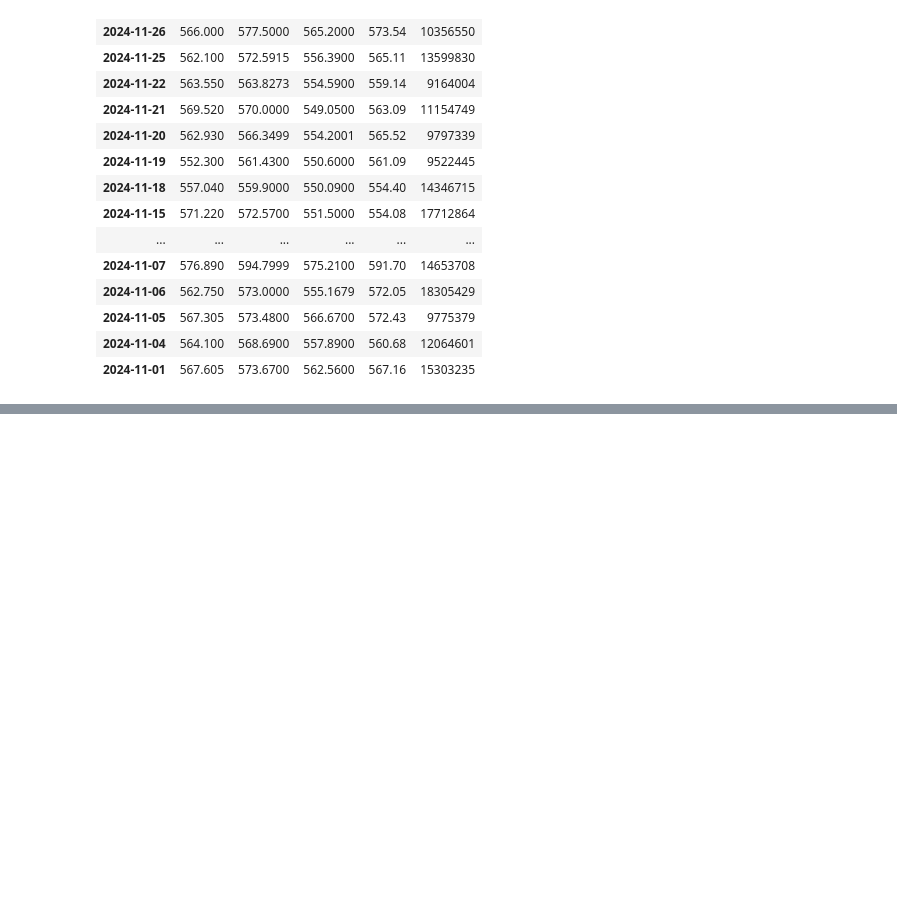
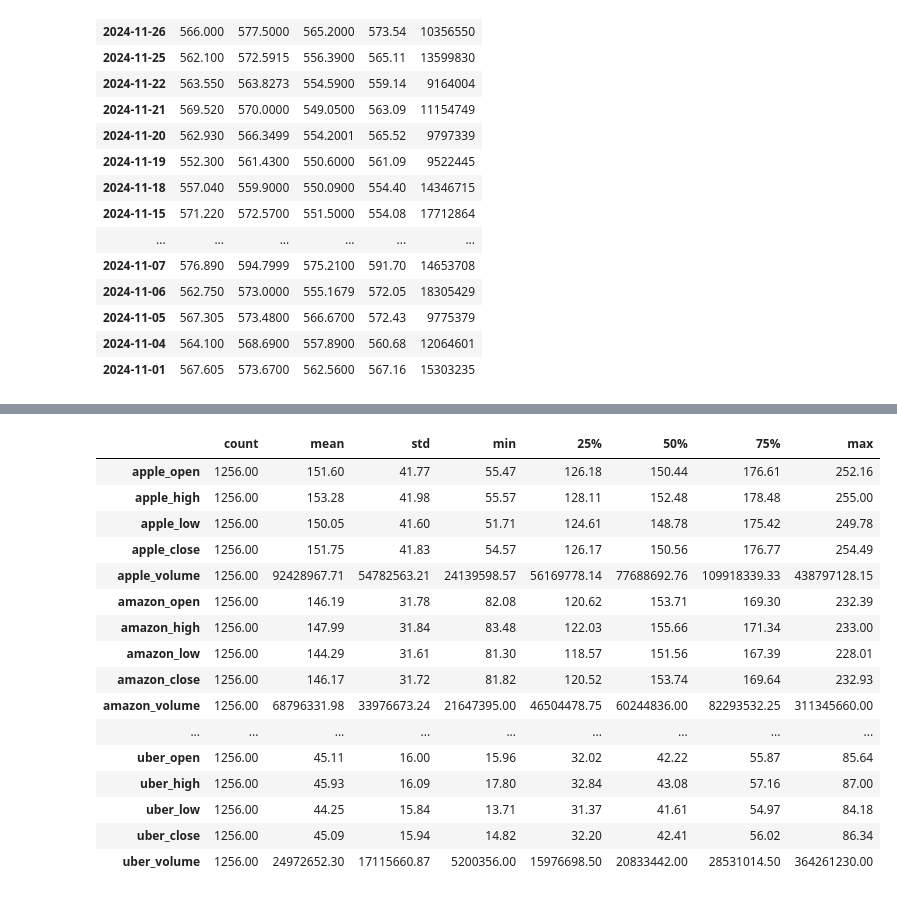
Before and after one commit to maly174/Big-Data, a Jupyter notebook: Untitled2.ipynb, the cells around one changed output, grey strips where cells are left out. Saved outputs shown, nothing was run; the diff lists cells and outputs as text; code cells hidden in the pictures; blank space fills up the shorter version.

```diff
--- a/Untitled2.ipynb
+++ b/Untitled2.ipynb
@@ -89,0 +221,23 @@ df_nov
+# %%
+
+pd.set_option('display.float_format', lambda x: f'{x:.2f}')
+
+df.describe().T
+# %% [output]
+|  | count | mean | std | min | 25% | 50% | 75% | max |
+| apple_open | 1256.00 | 151.60 | 41.77 | 55.47 | 126.18 | 150.44 | 176.61 | 252.16 |
+| apple_high | 1256.00 | 153.28 | 41.98 | 55.57 | 128.11 | 152.48 | 178.48 | 255.00 |
+| apple_low | 1256.00 | 150.05 | 41.60 | 51.71 | 124.61 | 148.78 | 175.42 | 249.78 |
+| apple_close | 1256.00 | 151.75 | 41.83 | 54.57 | 126.17 | 150.56 | 176.77 | 254.49 |
+| apple_volume | 1256.00 | 92428967.71 | 54782563.21 | 24139598.57 | 56169778.14 | 77688692.76 | 109918339.33 | 438797128.15 |
+| amazon_open | 1256.00 | 146.19 | 31.78 | 82.08 | 120.62 | 153.71 | 169.30 | 232.39 |
+| amazon_high | 1256.00 | 147.99 | 31.84 | 83.48 | 122.03 | 155.66 | 171.34 | 233.00 |
+| amazon_low | 1256.00 | 144.29 | 31.61 | 81.30 | 118.57 | 151.56 | 167.39 | 228.01 |
+| amazon_close | 1256.00 | 146.17 | 31.72 | 81.82 | 120.52 | 153.74 | 169.64 | 232.93 |
+| amazon_volume | 1256.00 | 68796331.98 | 33976673.24 | 21647395.00 | 46504478.75 | 60244836.00 | 82293532.25 | 311345660.00 |
+| ... | ... | ... | ... | ... | ... | ... | ... | ... |
+| uber_open | 1256.00 | 45.11 | 16.00 | 15.96 | 32.02 | 42.22 | 55.87 | 85.64 |
+| uber_high | 1256.00 | 45.93 | 16.09 | 17.80 | 32.84 | 43.08 | 57.16 | 87.00 |
+| uber_low | 1256.00 | 44.25 | 15.84 | 13.71 | 31.37 | 41.61 | 54.97 | 84.18 |
+| uber_close | 1256.00 | 45.09 | 15.94 | 14.82 | 32.20 | 42.41 | 56.02 | 86.34 |
+| uber_volume | 1256.00 | 24972652.30 | 17115660.87 | 5200356.00 | 15976698.50 | 20833442.00 | 28531014.50 | 364261230.00 |
```
Also changed, not shown: parts of 19 cells of this notebook.
